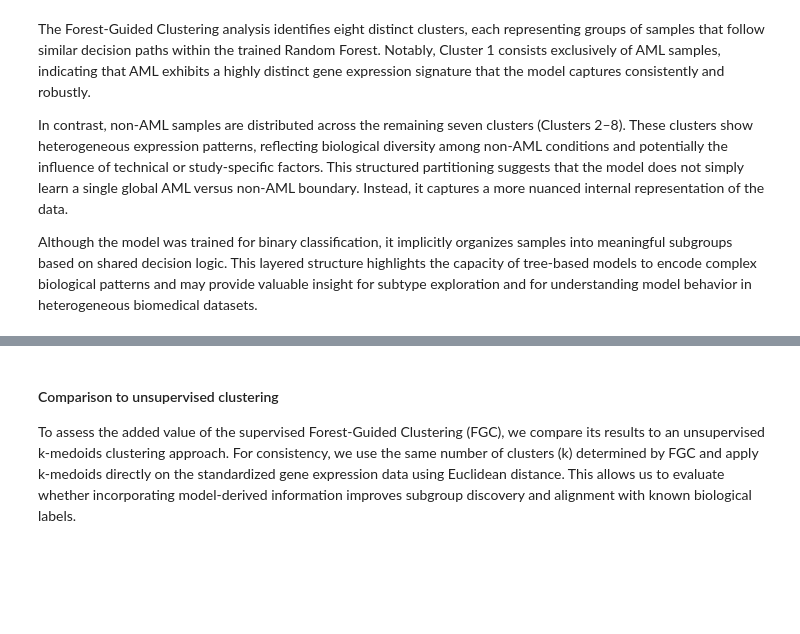
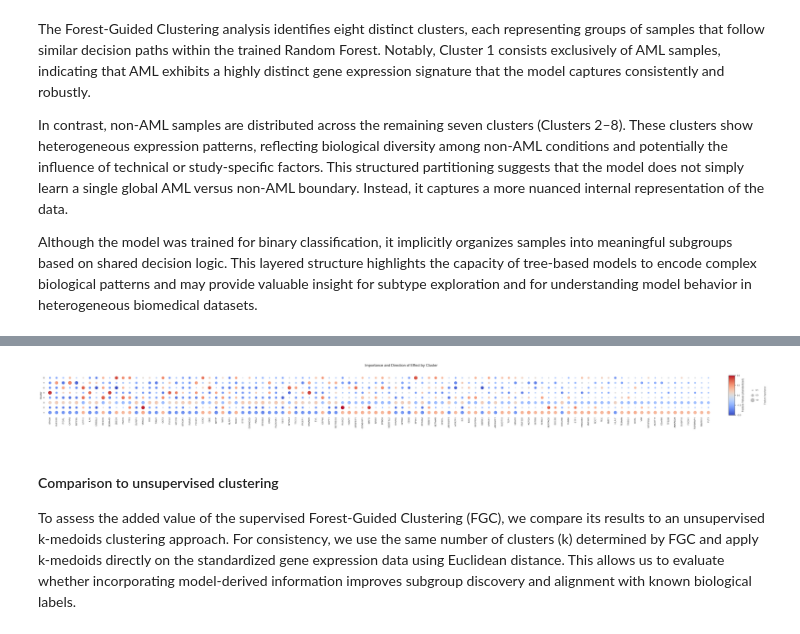
Before and after one commit to aseuteurideu/xai-tutorials, a Jupyter notebook: xai-for-random-forest/Bio-7-HandsOn_AML_XAI.ipynb, the cells around one changed output, grey strips where cells are left out. Cells and saved outputs as stored; diff of their text form; code cells hidden in the pictures; blank space fills up the shorter version.

```diff
--- a/xai-for-random-forest/Bio-7-HandsOn_AML_XAI.ipynb
+++ b/xai-for-random-forest/Bio-7-HandsOn_AML_XAI.ipynb
@@ -429,13 +428,22 @@ utils.plot_stacked_bar_chart(feature_importance_metadata, ["GSE", "Disease", "Ti
 # %%
 feature_importance_top_X = forest_guided_feature_importance(
     X=data_train[list(feature_importance_local.index[:100])],
     y=data_train["Condition"],
-    cluster_labels=fgc.cluster_labels,
-    model_type=fgc.model_type,
+    cluster_labels=fgc.cluster_labels[fgc.best_k],
     feature_importance_distance_metric="wasserstein",
 )
 
-utils.plot_feature_importance_by_AML_cluster(feature_importance_top_X, figsize=(22,2))
+plot_forest_guided_decision_paths(
+    data_clustering=feature_importance_top_X.data_clustering,
+    feature_importance_global=feature_importance_top_X.feature_importance_global,
+    feature_importance_local=feature_importance_top_X.feature_importance_local,
+    model_type=fgc.model_type,
+    draw_heatmap=False,
+    draw_distributions=False,
+    draw_dotplot=True,
+)
+# %% [output]
+[figure, added]
 # %% [markdown]
 #### Comparison to unsupervised clustering
 
```
Also changed, not shown: parts of 13 cells of this notebook, 1 other file.
